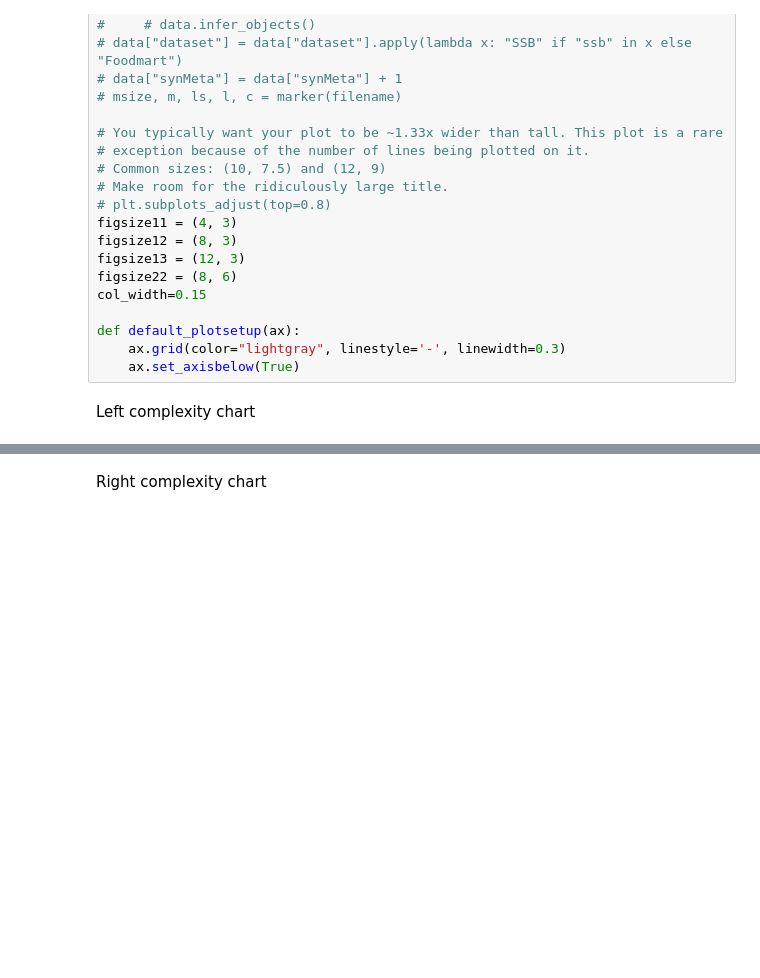
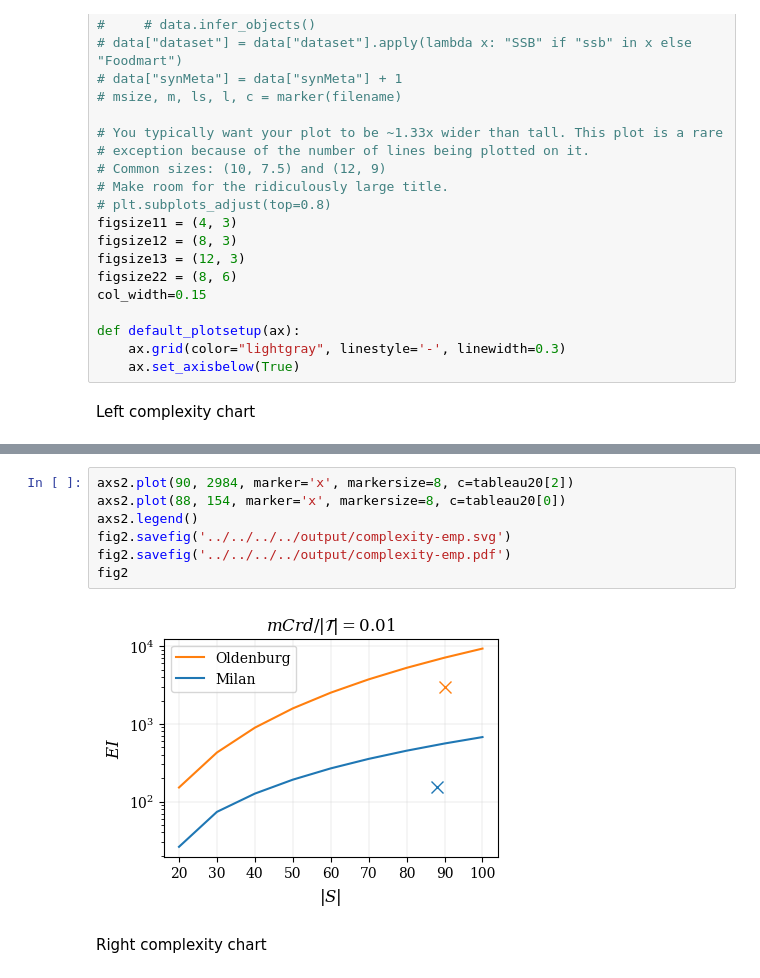
Before and after one commit to w4bo/ctm, a Jupyter notebook: src/main/python/CTM/Probability charts.ipynb, the cells around one changed output, grey strips where cells are left out. Cells and saved outputs as stored; diff of their text form; blank space fills up the shorter version.

```diff
--- a/src/main/python/CTM/Probability charts.ipynb
+++ b/src/main/python/CTM/Probability charts.ipynb
@@ -195,3 +214,12 @@ fig
+# %%
+axs2.plot(90, 2984, marker='x', markersize=8, c=tableau20[2])
+axs2.plot(88, 154, marker='x', markersize=8, c=tableau20[0])
+axs2.legend()
+fig2.savefig('../../../../output/complexity-emp.svg')
+fig2.savefig('../../../../output/complexity-emp.pdf')
+fig2
+# %% [output]
+[figure, added]
 # %% [markdown]
 Right complexity chart
 # %%
```
Also changed, not shown: parts of 3 cells of this notebook, 3 other files.
